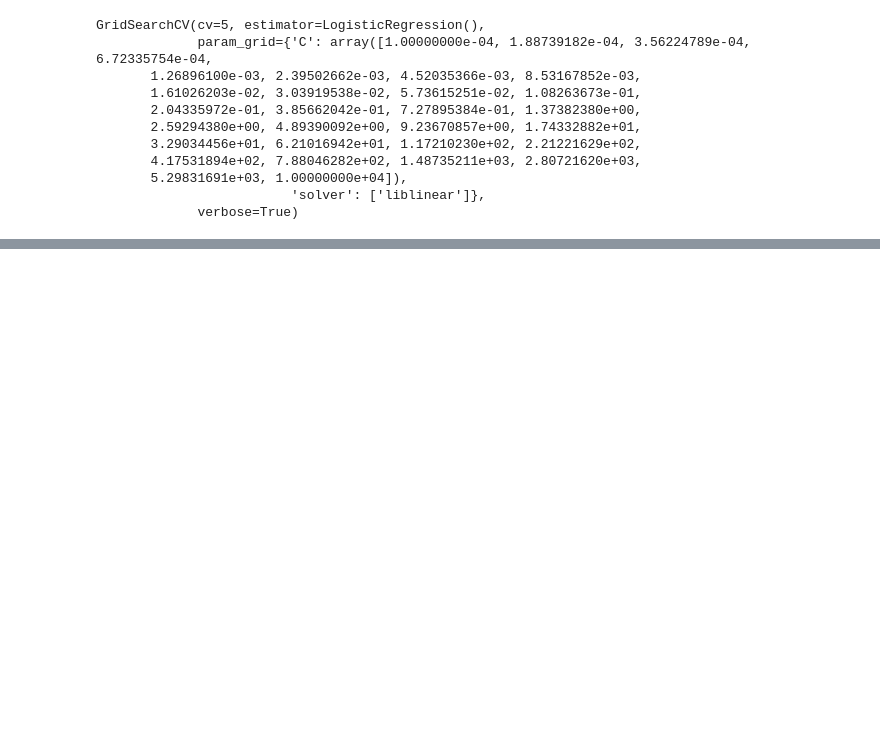
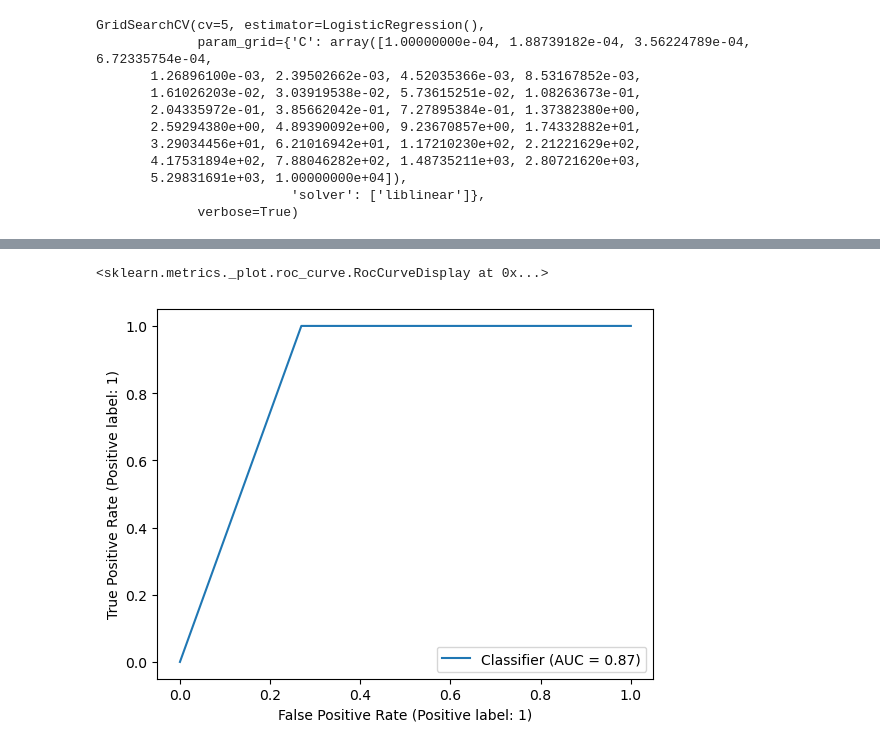
Before and after one commit to cillustrisimo/Heart-Disease-Classification-Model, a Jupyter notebook: heart-disease-classification.ipynb, the cells around one changed output, grey strips where cells are left out. Saved outputs shown, nothing was run; the diff lists cells and outputs as text; code cells hidden in the pictures; blank space fills up the shorter version.

Commit message:
Add confusion matrix and roc curve

```diff
--- a/heart-disease-classification.ipynb
+++ b/heart-disease-classification.ipynb
@@ -613,0 +627,4 @@ Please also refer to the documentation for alternative solver options:
+# %%
+# Making predictions:
+y_preds_tuned = gs_lr.predict(X_test)
+y_preds_base = lr_base.predict(X_test)
@@ -613,0 +634,8 @@ Please also refer to the documentation for alternative solver options:
+# %%
+# Plotting the roc curve and calculating auc
+TuneRoc = RocCurveDisplay.from_predictions(y_true = y_test,
+                                y_pred=y_preds_tuned)
+TuneRoc
+# %% [output]
+<sklearn.metrics._plot.roc_curve.RocCurveDisplay at 0x...>
+[figure, added]
```
Also changed, not shown: parts of 19 cells of this notebook.
